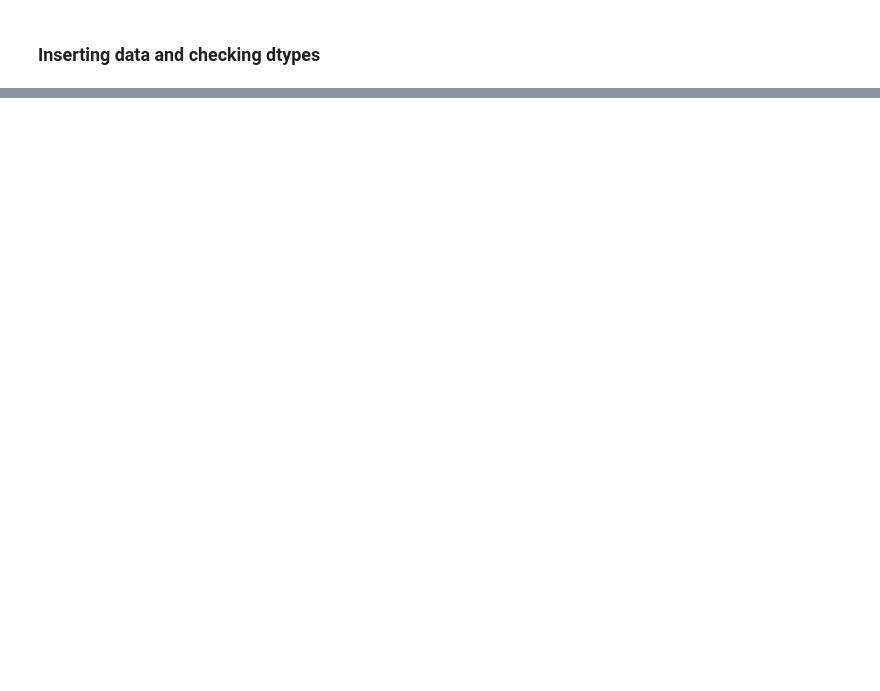
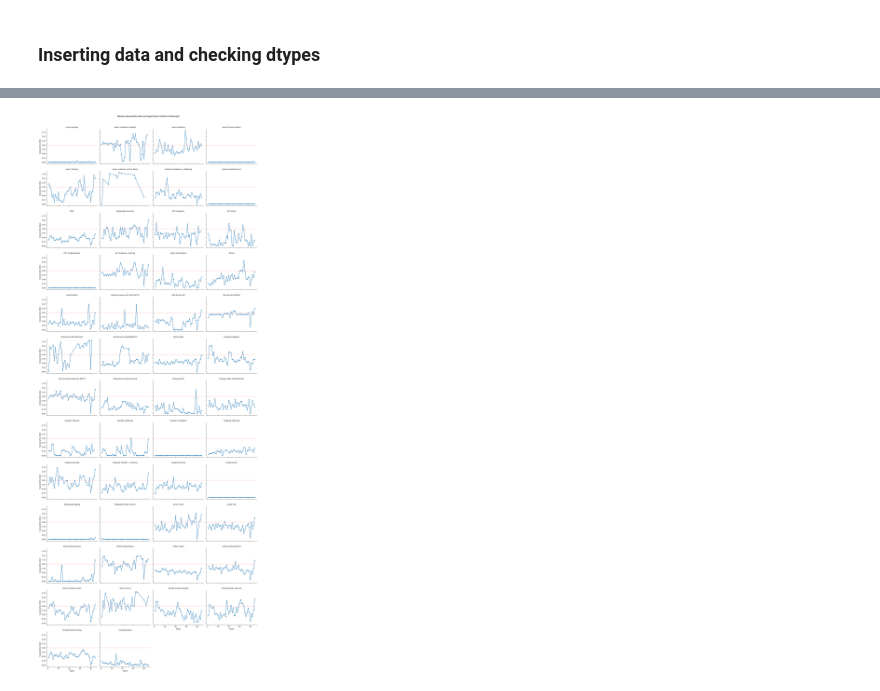
Before and after one commit to BoyanTTodorov/PROD-vs-ACT-add-Season, a Jupyter notebook: seasonality.ipynb, the cells around one changed output, grey strips where cells are left out. Drawn from its saved outputs; the diff is of its cells as text; code cells hidden in the pictures; blank space fills up the shorter version.

```diff
--- a/seasonality.ipynb
+++ b/seasonality.ipynb
@@ -67,0 +51,10 @@ Index([                           'date', 'inbound_unloading_+_palletizing',
+# %%
+# Expand baseline data to match each date in the actuals data
+baseline_df['key'] = 1
+dates = actuals_long[['Date']].drop_duplicates()
+dates['key'] = 1
+expanded_baseline = dates.merge(baseline_df, on='key').drop('key', axis=1)
+
+# Merge actuals with expanded baseline
+merged_df = actuals_long.merge(expanded_baseline, left_on=['Date', 'department'], right_on=['Date', 'Department'])
+merged_df['Base'] = merged_df['Base'].fillna(0)
@@ -67,0 +64,9 @@ Index([                           'date', 'inbound_unloading_+_palletizing',
+# %%
+# Aggregate data by week and department, summing productivity and baseline values
+weekly_df = merged_df.groupby(['week', 'department']).agg(
+    weekly_productivity=('productivity', 'sum'),
+    weekly_baseline=('Base', 'sum')
+).reset_index()
+
+# Calculate the seasonality index
+weekly_df['seasonality_index'] = weekly_df['weekly_productivity'] / weekly_df['weekly_baseline']
@@ -67,0 +76,11 @@ Index([                           'date', 'inbound_unloading_+_palletizing',
+# %%
+# Calculate IQR to filter outliers
+Q1 = weekly_df['seasonality_index'].quantile(0.25)
+Q3 = weekly_df['seasonality_index'].quantile(0.75)
+IQR = Q3 - Q1
+lower_bound = Q1 - 1.5 * IQR
+upper_bound = Q3 + 1.5 * IQR
+
+# Filter out the outliers
+filtered_weekly_df = weekly_df[(weekly_df['seasonality_index'] >= lower_bound) &
+                               (weekly_df['seasonality_index'] <= upper_bound)]
@@ -67,0 +90,17 @@ Index([                           'date', 'inbound_unloading_+_palletizing',
+# %%
+# Create small multiples for each department's seasonality index over the weeks
+g = sns.FacetGrid(filtered_weekly_df, col='department', col_wrap=4, height=3.5, aspect=1.3, sharey=True)
+g.map_dataframe(sns.lineplot, x='week', y='seasonality_index', marker='o')
+
+# Add a horizontal line at seasonality index = 1
+for ax in g.axes:
+    ax.axhline(y=1, color='red', linestyle='--', linewidth=0.5)
+
+# Set titles and labels
+g.set_titles('{col_name}')
+g.set_axis_labels('Week', 'Seasonality Index')
+g.fig.suptitle('Weekly Seasonality Index by Department (Outliers Removed)', y=1.01)
+plt.tight_layout()
+plt.show()
+# %% [output]
+[figure, added]
```
Also changed, not shown: parts of 15 cells of this notebook, 4 other files.
